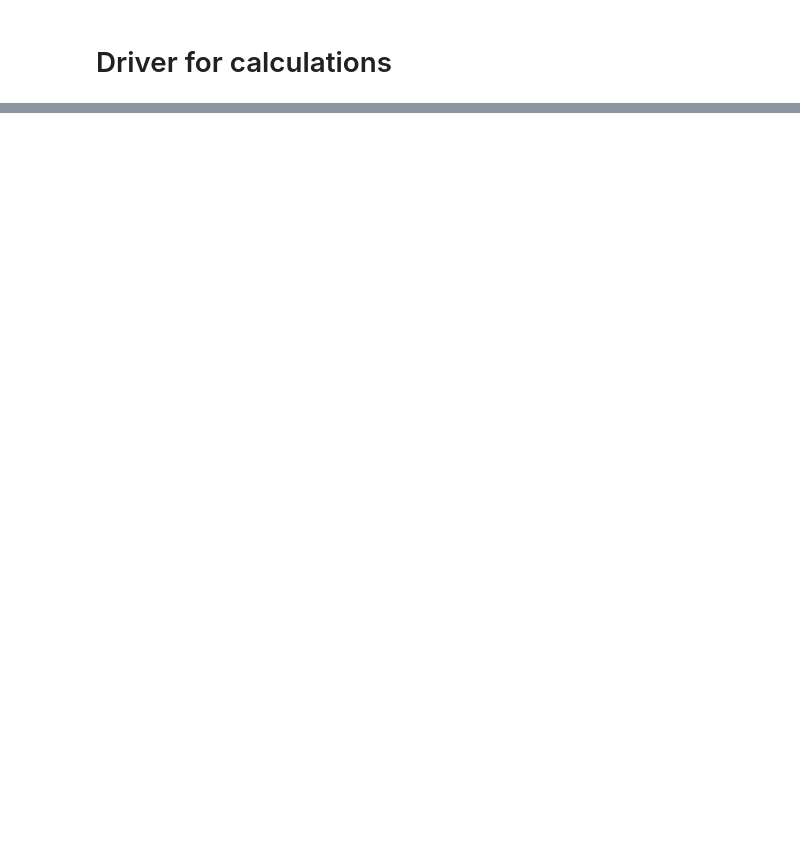
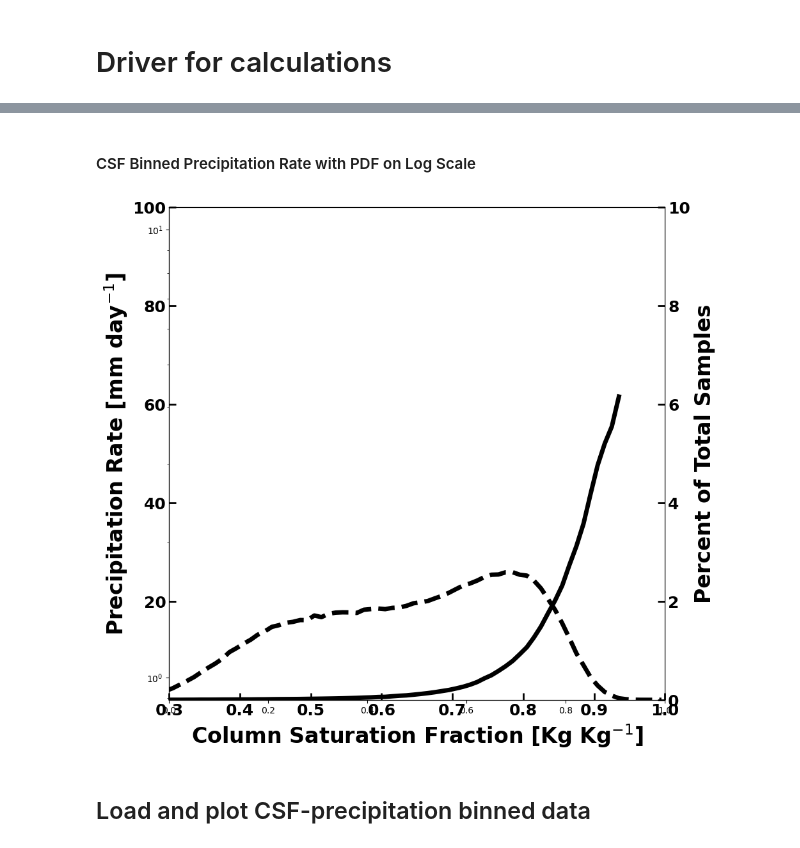
Before and after one commit to bwolding/tropical_PODs, a Jupyter notebook: testing/initial_testing.ipynb, the cells around one changed output, grey strips where cells are left out. Cells and saved outputs as stored; diff of their text form; code cells hidden in the pictures; blank space fills up the shorter version.

Commit message:
Added plotting functions to POD_utils and driver

```diff
--- a/testing/initial_testing.ipynb
+++ b/testing/initial_testing.ipynb
@@ -47,6 +56,9 @@ ifile_land_frac = '../../tropical_PODs/data/land_sea_mask.erai.2p5.nc' # ERAi La
 # %%
-# Output directory for datasets string list
-odir_datasets = '../../tropical_PODs/examples/ofiles_examples/' # ERA5 2p5_1d
+# Output directory for datasets
+odir_datasets = '../../tropical_PODs/examples/ofiles_examples/'
+
+# Output directory for datasets
+odir_plots = '../../tropical_PODs/examples/oplots_examples/'
 # %% [markdown]
 # Driver for calculations
 # %%
@@ -471,0 +533,16 @@ Binning and Compositing
+# %%
+# Define colormap #
+
+colors = [(10, 50, 120), (15, 75, 165), (30, 110, 200), (60, 160, 240), (80, 180, 250), (130, 210, 255), (160, 240, 255), (200, 250, 255), (230, 255, 255), (230, 230, 230), (230, 230, 230), (255, 250, 220), (255, 232, 120), (255, 192, 60), (255, 160, 0), (255, 96, 0), (255, 50, 0), (225, 20, 0), (192, 0, 0), (165, 0, 0)]
+for list_index in range(len(colors)):
+    colors[list_index] = tuple(tuple_element/255. for tuple_element in colors[list_index])
+
+n_bin = 200
+cmap_name = 'colors'
+colormap_colors = LinearSegmentedColormap.from_list(cmap_name, colors, N=n_bin)
+
+### Define plotting parameters ###
+
+min_number_of_obs = 200
+
+years_to_plot_list = list(range(2010,2012))
@@ -471,0 +551,5 @@ Binning and Compositing
+# %%
+
+###   Precipitation Rate   ###
+
+precipitation_rate_composite = process_multiyear_one_variable_binned_ivar_composites(limit_files_to_select_years(glob(odir_datasets + 'csf_binned_precipitation_rate_composite_*'), years_to_plot_list))
@@ -471,0 +565,11 @@ Binning and Compositing
+# %% [markdown]
+#### CSF Binned Precipitation Rate with PDF on Log Scale
+# %%
+save_fig_boolean = False
+figure_path_and_name = odir_plots + 'CSF_binned_log_precipitation_rate_' + str(years_to_plot_list[0]) + '_' + str(years_to_plot_list[-1]) + '.png'
+
+plot_one_variable_binned_ivar_log_scale_with_pdf(precipitation_rate_composite, min_number_of_obs, save_fig_boolean, figure_path_and_name)
+# %% [output]
+[figure, added]
+# %% [markdown]
+## Load and plot CSF-precipitation binned data
```
Also changed, not shown: parts of 14 cells of this notebook, 6 other files.
